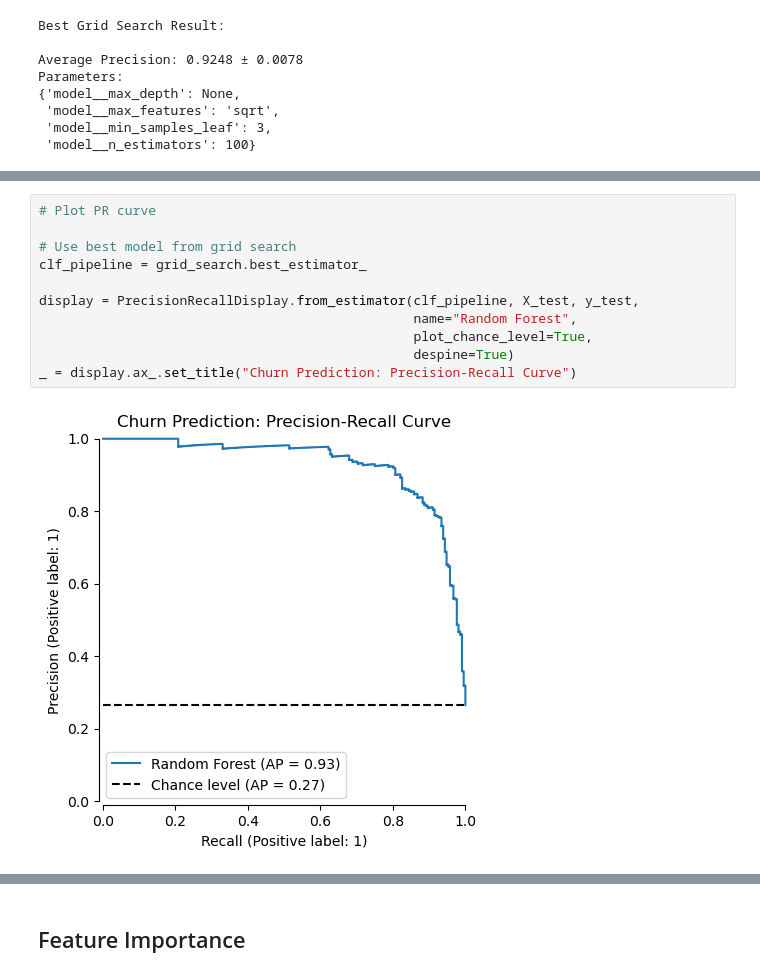
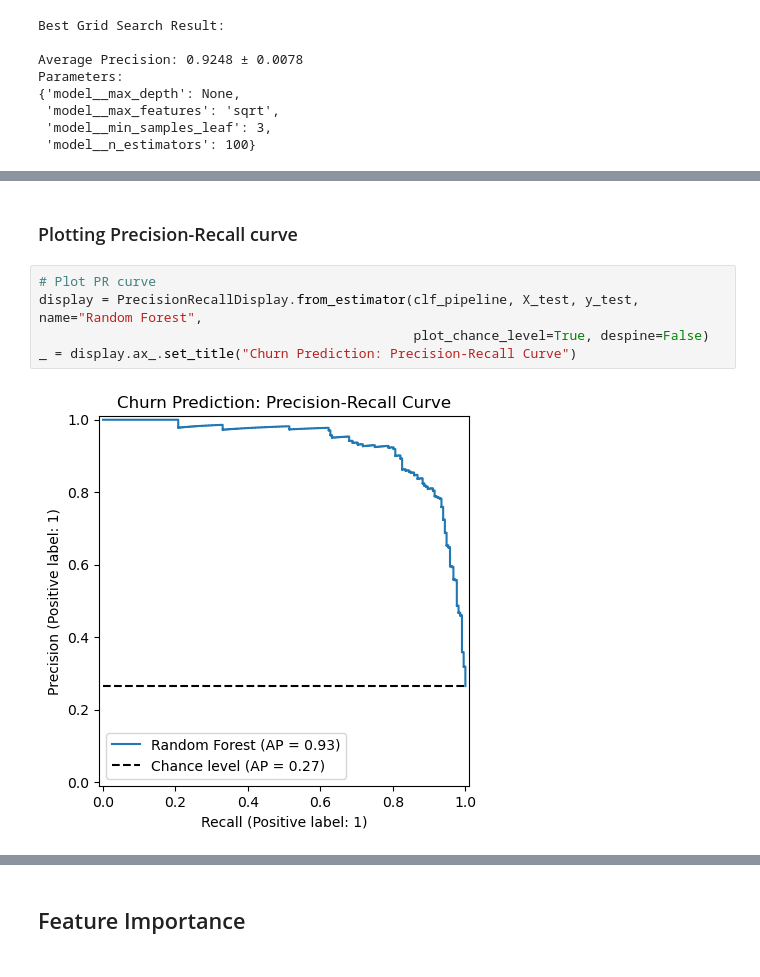
Before and after one commit to dbolotov/data_science_blog, a Jupyter notebook: gym_churn_analysis/gym_churn_analysis.ipynb, the cells around one changed output, grey strips where cells are left out. Saved outputs shown, nothing was run; the diff lists cells and outputs as text.

```diff
--- a/gym_churn_analysis/gym_churn_analysis.ipynb
+++ b/gym_churn_analysis/gym_churn_analysis.ipynb
@@ -484,14 +524,10 @@ Parameters:
+# %% [markdown]
+### Plotting Precision-Recall curve
 # %%
 # Plot PR curve
-
-# Use best model from grid search
-clf_pipeline = grid_search.best_estimator_
-
-display = PrecisionRecallDisplay.from_estimator(clf_pipeline, X_test, y_test,
-                                                name="Random Forest",
-                                                plot_chance_level=True,
-                                                despine=True)
+display = PrecisionRecallDisplay.from_estimator(clf_pipeline, X_test, y_test, name="Random Forest",
+                                                plot_chance_level=True, despine=False)
 _ = display.ax_.set_title("Churn Prediction: Precision-Recall Curve")
 # %% [output]
-[figure, old version]
+[figure, new version]
 # %% [markdown]
```
Also changed, not shown: parts of 19 cells of this notebook.
